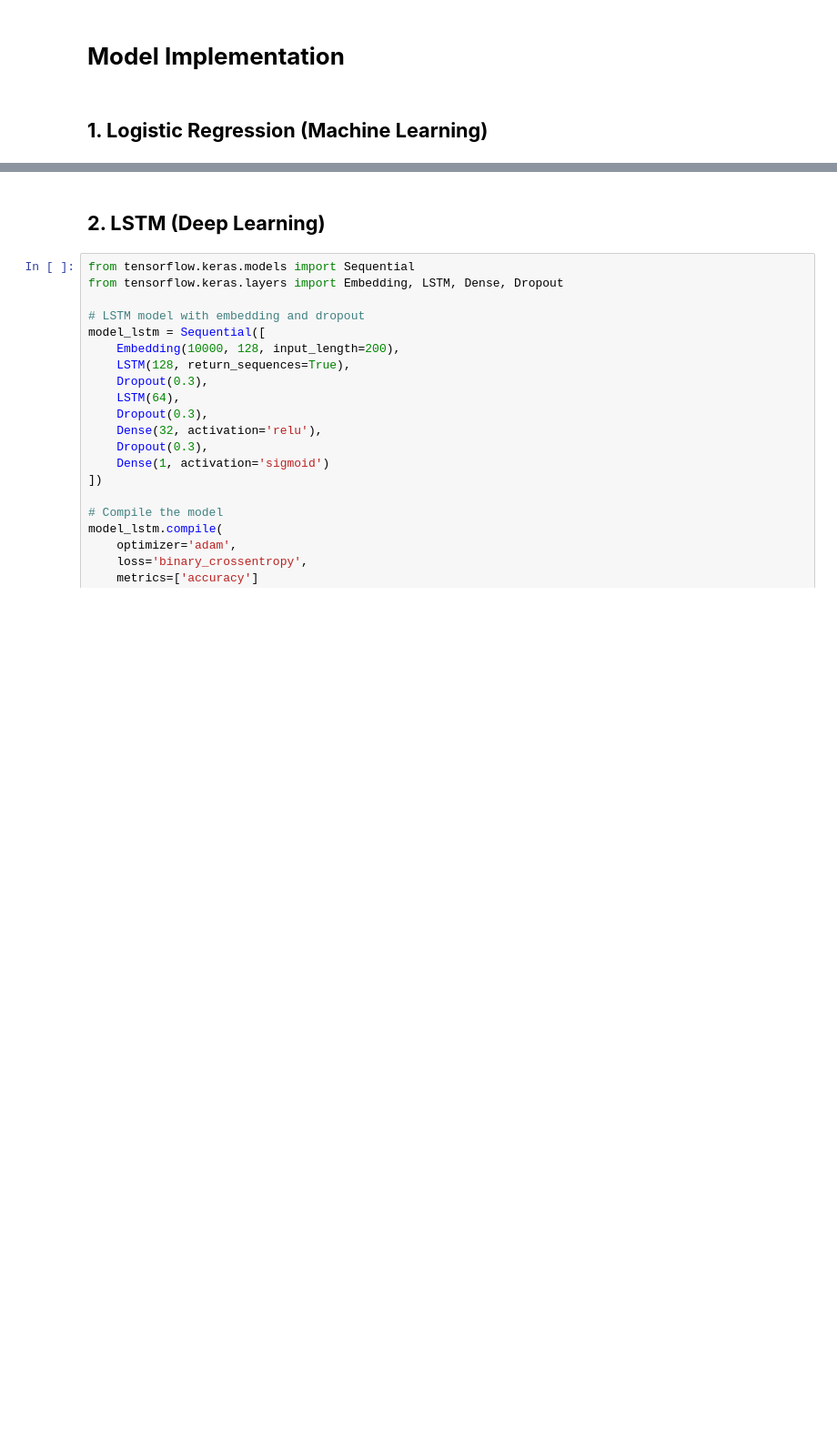
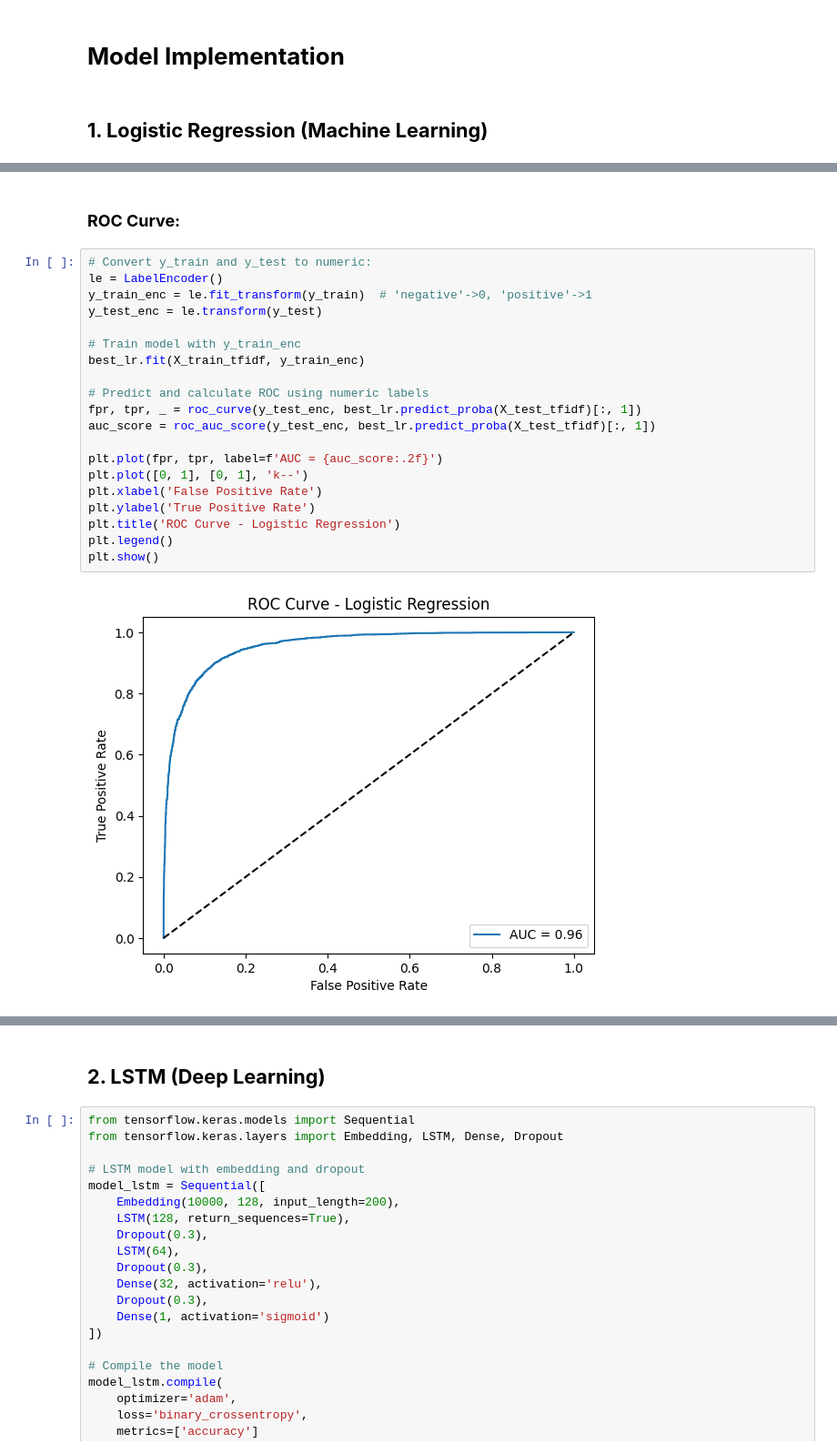
Before and after one commit to Geu-Pro2023/Sentiment_Analysis_Group12, a Jupyter notebook: sentiment_analysis.ipynb, the cells around one changed output, grey strips where cells are left out. Shown at 91% size. Cells and saved outputs as stored; diff of their text form; blank space fills up the shorter version.

```diff
--- a/sentiment_analysis.ipynb
+++ b/sentiment_analysis.ipynb
@@ -258,0 +479,24 @@ y_pred_lr = best_lr.predict(X_test_tfidf)
+# %% [markdown]
+### **ROC Curve:**
+# %%
+# Convert y_train and y_test to numeric:
+le = LabelEncoder()
+y_train_enc = le.fit_transform(y_train)  # 'negative'->0, 'positive'->1
+y_test_enc = le.transform(y_test)
+
+# Train model with y_train_enc
+best_lr.fit(X_train_tfidf, y_train_enc)
+
+# Predict and calculate ROC using numeric labels
+fpr, tpr, _ = roc_curve(y_test_enc, best_lr.predict_proba(X_test_tfidf)[:, 1])
+auc_score = roc_auc_score(y_test_enc, best_lr.predict_proba(X_test_tfidf)[:, 1])
+
+plt.plot(fpr, tpr, label=f'AUC = {auc_score:.2f}')
+plt.plot([0, 1], [0, 1], 'k--')
+plt.xlabel('False Positive Rate')
+plt.ylabel('True Positive Rate')
+plt.title('ROC Curve - Logistic Regression')
+plt.legend()
+plt.show()
+# %% [output]
+[figure, added]
```
Also changed, not shown: parts of 48 cells of this notebook.
